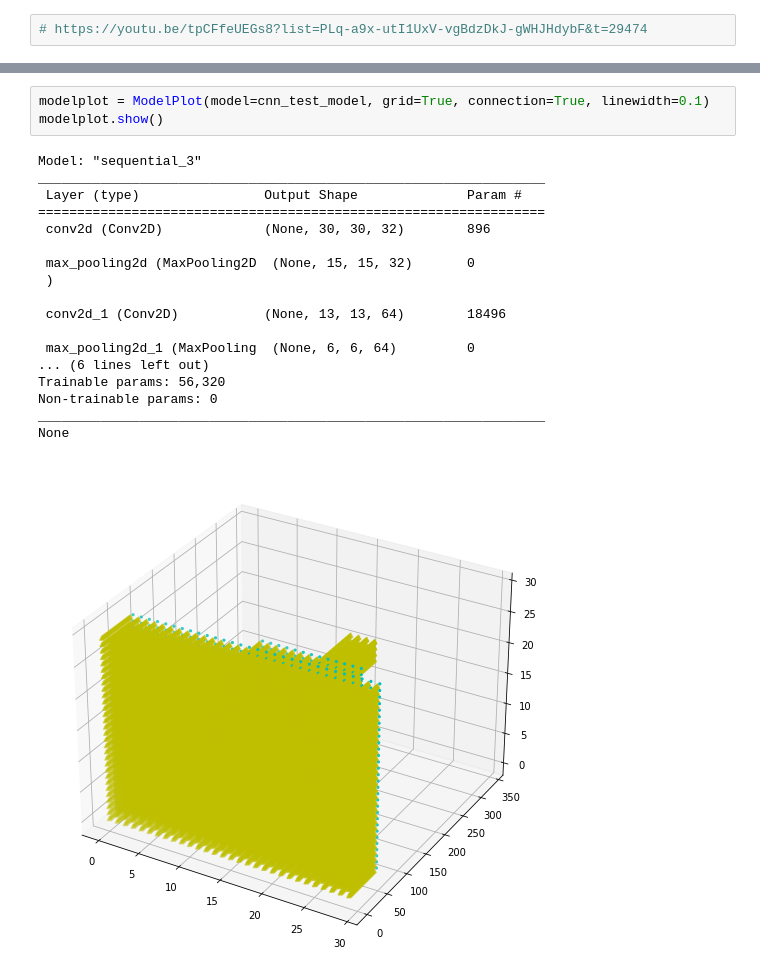
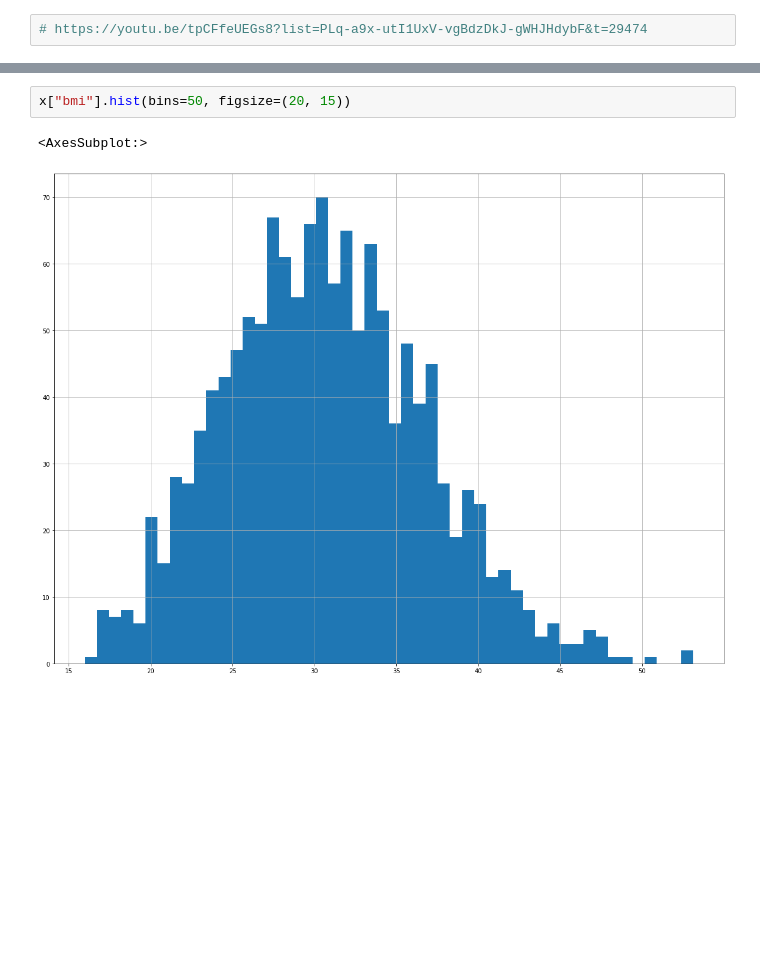
Before and after one commit to Auzlex/uwe-dsp, a Jupyter notebook: medical cost prediction example/TF MCPD Example.ipynb, the cells around one changed output, grey strips where cells are left out. Cells and saved outputs as stored; diff of their text form; blank space fills up the shorter version.

```diff
--- a/medical cost prediction example/TF MCPD Example.ipynb
+++ b/medical cost prediction example/TF MCPD Example.ipynb
@@ -347,22 +284,5 @@ _________________________________________________________________
-# %%
-modelplot = ModelPlot(model=cnn_test_model, grid=True, connection=True, linewidth=0.1)
-modelplot.show()
-# %% [output]
-Model: "sequential_3"
-_________________________________________________________________
- Layer (type)                Output Shape              Param #
-=================================================================
- conv2d (Conv2D)             (None, 30, 30, 32)        896
-
- max_pooling2d (MaxPooling2D  (None, 15, 15, 32)       0
- )
-
- conv2d_1 (Conv2D)           (None, 13, 13, 64)        18496
-
- max_pooling2d_1 (MaxPooling  (None, 6, 6, 64)         0
-... (6 lines left out)
-Trainable params: 56,320
-Non-trainable params: 0
-_________________________________________________________________
-None
-[figure, removed]
+# %%
+x["bmi"].hist(bins=50, figsize=(20, 15))
+# %% [output]
+<AxesSubplot:>
+[figure, added]
```
Also changed, not shown: parts of 7 cells of this notebook, 11 other files.
